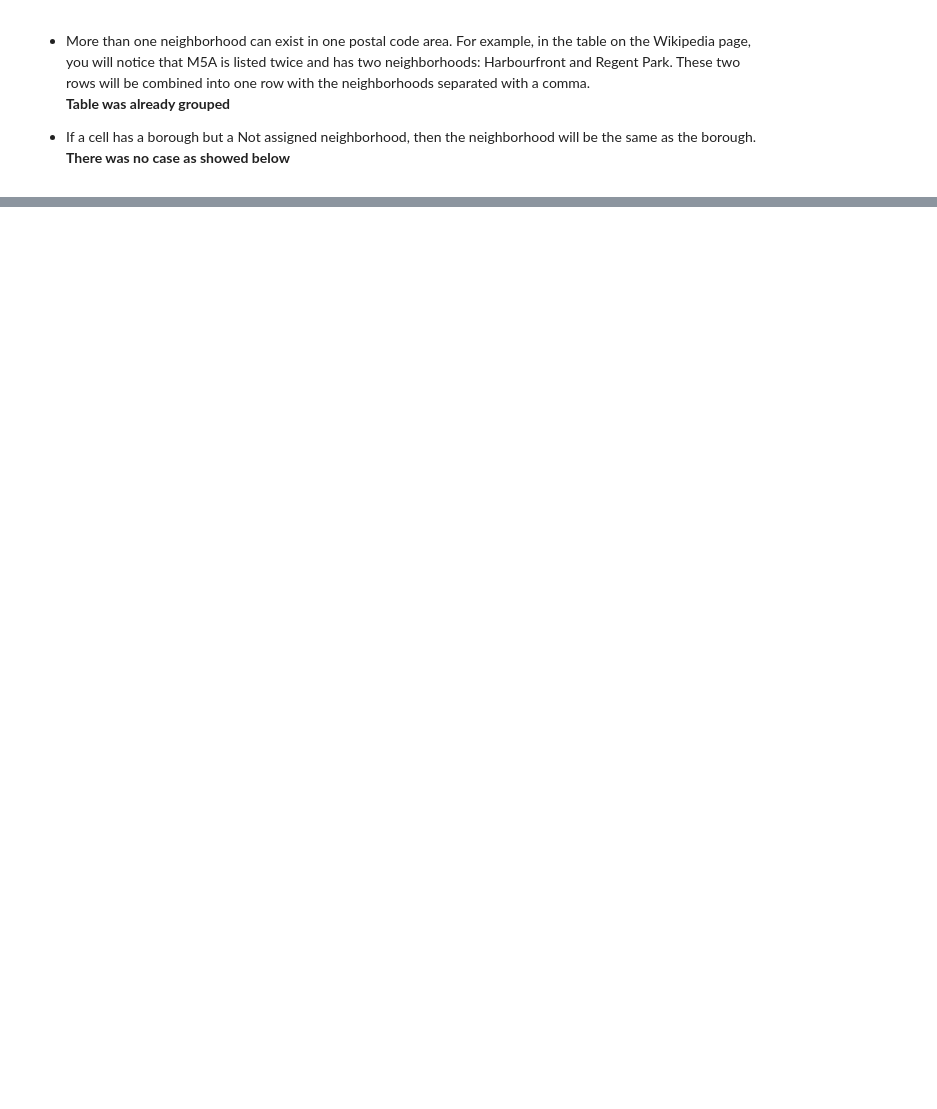
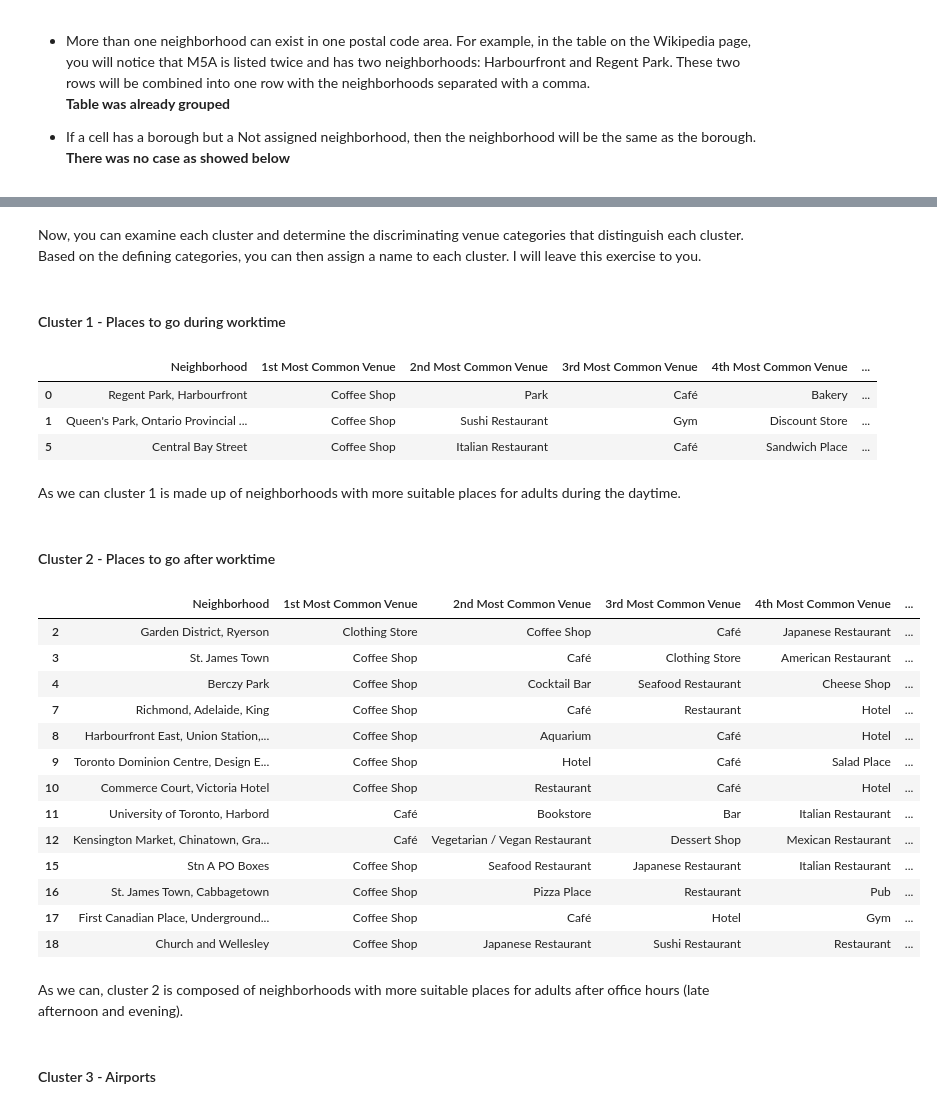
Before and after one commit to Rodhell/IBM_Capstone, a Jupyter notebook: nb/capstone.ipynb, the cells around one changed output, grey strips where cells are left out. Cells and saved outputs as stored; diff of their text form; code cells hidden in the pictures; blank space fills up the shorter version.

```diff
--- a/nb/capstone.ipynb
+++ b/nb/capstone.ipynb
@@ -109,0 +659,21 @@ df.shape
+# %%
+num_top_venues = 10
+
+indicators = ['st', 'nd', 'rd']
+
+# create columns according to number of top venues
+columns = ['Neighborhood']
+for ind in np.arange(num_top_venues):
+    try:
+        columns.append('{}{} Most Common Venue'.format(ind+1, indicators[ind]))
+    except:
+        columns.append('{}th Most Common Venue'.format(ind+1))
+
+# create a new dataframe
+neighborhoods_venues_sorted = pd.DataFrame(columns=columns)
+neighborhoods_venues_sorted['Neighborhood'] = downtor_grouped['Neighborhood']
+
+for ind in np.arange(downtor_grouped.shape[0]):
+    neighborhoods_venues_sorted.iloc[ind, 1:] = return_most_common_venues(downtor_grouped.iloc[ind, :], num_top_venues)
+
+neighborhoods_venues_sorted.head()
@@ -109,0 +693,12 @@ df.shape
+# %%
+# set number of clusters
+kclusters = 5
+
+downtor_grouped_clustering = downtor_grouped.drop('Neighborhood', 1)
+
+# run k-means clustering
+kmeans = KMeans(n_clusters=kclusters, random_state=0).fit(downtor_grouped_clustering)
+
+# check cluster labels generated for each row in the dataframe
+kmeans.labels_[0:10]
+downtor_data
@@ -109,0 +725,10 @@ df.shape
+# %%
+# add clustering labels
+neighborhoods_venues_sorted.insert(0, 'Cluster Labels', kmeans.labels_)
+
+downtor_merged = downtor_data
+
+# merge manhattan_grouped with manhattan_data to add latitude/longitude for each neighborhood
+downtor_merged = downtor_merged.join(neighborhoods_venues_sorted.set_index('Neighborhood'), on='Neighborhood')
+
+downtor_merged.head() # check the last columns!
@@ -109,0 +774,36 @@ df.shape
+# %% [markdown]
+Now, you can examine each cluster and determine the discriminating venue categories that distinguish each cluster. Based on the defining categories, you can then assign a name to each cluster. I will leave this exercise to you.
+# %% [markdown]
+#### Cluster 1 - Places to go during worktime
+# %%
+downtor_merged.loc[downtor_merged['Cluster Labels'] == 0, downtor_merged.columns[[1] + list(range(5, downtor_merged.shape[1]))]]
+# %% [output]
+|  | Neighborhood | 1st Most Common Venue | 2nd Most Common Venue | 3rd Most Common Venue | 4th Most Common Venue | ... |
+| 0 | Regent Park, Harbourfront | Coffee Shop | Park | Café | Bakery | ... |
+| 1 | Queen's Park, Ontario Provincial ... | Coffee Shop | Sushi Restaurant | Gym | Discount Store | ... |
+| 5 | Central Bay Street | Coffee Shop | Italian Restaurant | Café | Sandwich Place | ... |
+# %% [markdown]
+As we can cluster 1 is made up of neighborhoods with more suitable places for adults during the daytime.
+# %% [markdown]
+#### Cluster 2 - Places to go after worktime
+# %%
+downtor_merged.loc[downtor_merged['Cluster Labels'] == 1, downtor_merged.columns[[1] + list(range(5, downtor_merged.shape[1]))]]
+# %% [output]
+|  | Neighborhood | 1st Most Common Venue | 2nd Most Common Venue | 3rd Most Common Venue | 4th Most Common Venue | ... |
+| 2 | Garden District, Ryerson | Clothing Store | Coffee Shop | Café | Japanese Restaurant | ... |
+| 3 | St. James Town | Coffee Shop | Café | Clothing Store | American Restaurant | ... |
+| 4 | Berczy Park | Coffee Shop | Cocktail Bar | Seafood Restaurant | Cheese Shop | ... |
+| 7 | Richmond, Adelaide, King | Coffee Shop | Café | Restaurant | Hotel | ... |
+| 8 | Harbourfront East, Union Station,... | Coffee Shop | Aquarium | Café | Hotel | ... |
+| 9 | Toronto Dominion Centre, Design E... | Coffee Shop | Hotel | Café | Salad Place | ... |
+| 10 | Commerce Court, Victoria Hotel | Coffee Shop | Restaurant | Café | Hotel | ... |
+| 11 | University of Toronto, Harbord | Café | Bookstore | Bar | Italian Restaurant | ... |
+| 12 | Kensington Market, Chinatown, Gra... | Café | Vegetarian / Vegan Restaurant | Dessert Shop | Mexican Restaurant | ... |
+| 15 | Stn A PO Boxes | Coffee Shop | Seafood Restaurant | Japanese Restaurant | Italian Restaurant | ... |
+| 16 | St. James Town, Cabbagetown | Coffee Shop | Pizza Place | Restaurant | Pub | ... |
+| 17 | First Canadian Place, Underground... | Coffee Shop | Café | Hotel | Gym | ... |
+| 18 | Church and Wellesley | Coffee Shop | Japanese Restaurant | Sushi Restaurant | Restaurant | ... |
+# %% [markdown]
+As we can, cluster 2 is composed of neighborhoods with more suitable places for adults after office hours (late afternoon and evening).
+# %% [markdown]
+#### Cluster 3 - Airports
```
Also changed, not shown: parts of 117 cells of this notebook.
